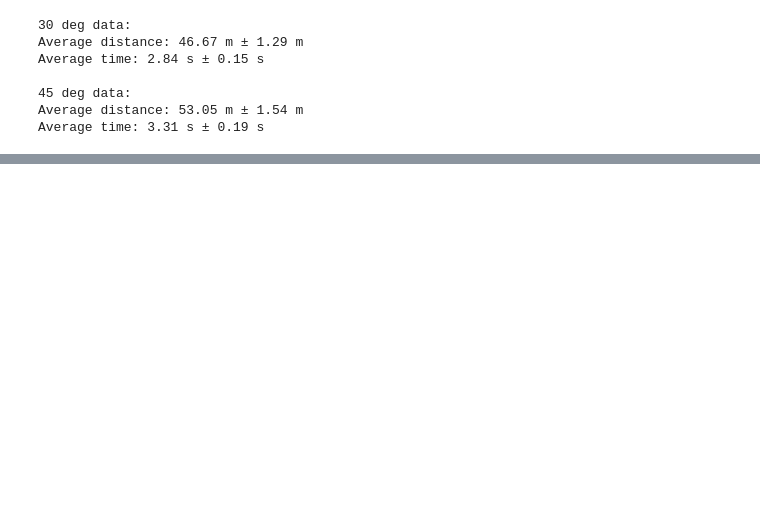
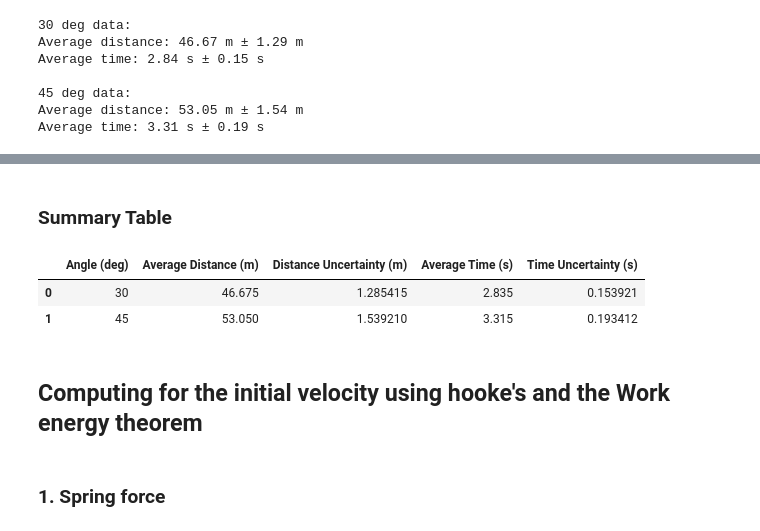
Before and after one commit to McPetane-Jr/PRACTICALS, a Jupyter notebook: Computational Physics/Week 10/Project_motion_bow.ipynb, the cells around one changed output, grey strips where cells are left out. Drawn from its saved outputs; the diff is of its cells as text; code cells hidden in the pictures; blank space fills up the shorter version.

Commit message:
Captured summary of the data using pandas, moving on to calculating the initial velocity using hooke's law and the Work energy theorem

```diff
--- a/Computational Physics/Week 10/Project_motion_bow.ipynb
+++ b/Computational Physics/Week 10/Project_motion_bow.ipynb
@@ -184,0 +205,22 @@ Average time: 3.31 s ± 0.19 s
+# %% [markdown]
+### Summary Table
+# %%
+# Summary DF
+summary_data = {
+    "Angle (deg)": [30, 45],
+    "Average Distance (m)": [x_30_mean, x_45_mean],
+    "Distance Uncertainty (m)": [x_30_uncertainty, x_45_uncertainty],
+    "Average Time (s)": [t_30_mean, t_45_mean],
+    "Time Uncertainty (s)": [t_30_uncertainty, t_45_uncertainty]
+}
+
+df_summary = pd.DataFrame(summary_data)
+display(df_summary)
+# %% [output]
+|  | Angle (deg) | Average Distance (m) | Distance Uncertainty (m) | Average Time (s) | Time Uncertainty (s) |
+| 0 | 30 | 46.675 | 1.285415 | 2.835 | 0.153921 |
+| 1 | 45 | 53.050 | 1.539210 | 3.315 | 0.193412 |
+# %% [markdown]
+## Computing for the initial velocity using hooke's and the Work energy theorem
+# %% [markdown]
+### 1. Spring force
```
Also changed, not shown: parts of 4 cells of this notebook.
